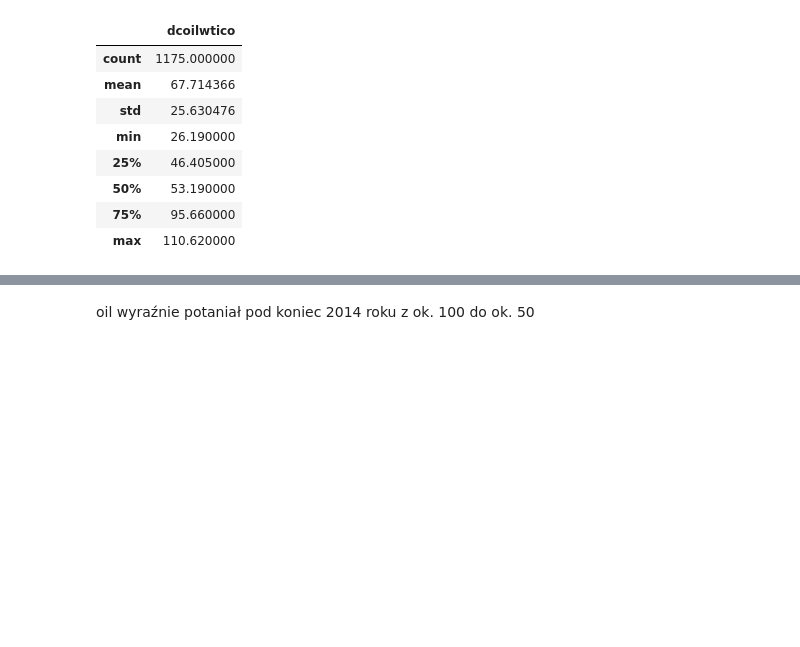
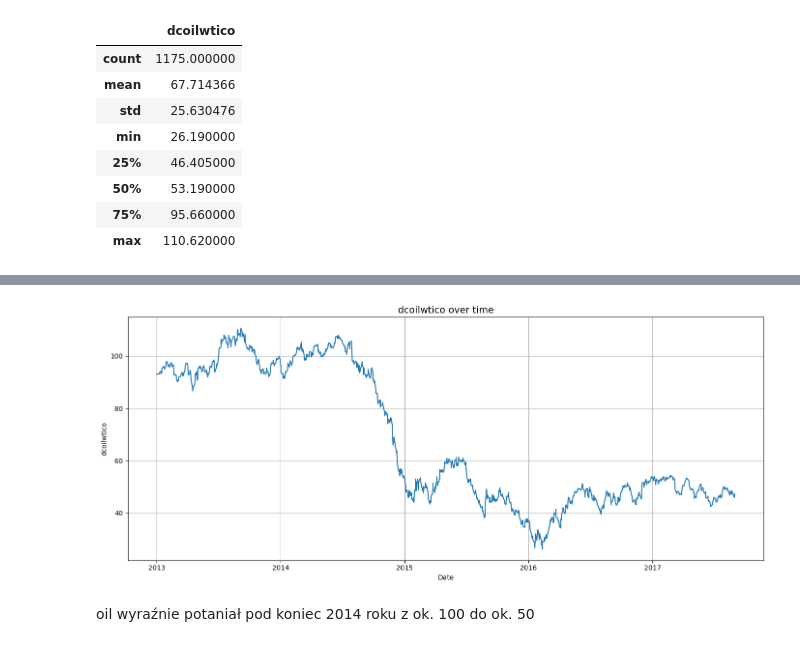
Before and after one commit to GregW04/Demand-Forecast, a Jupyter notebook: DF_wakacyjne_wyzwanie/EDA/EDA_Greggy.ipynb, the cells around one changed output, grey strips where cells are left out. Cells and saved outputs as stored; diff of their text form; code cells hidden in the pictures; blank space fills up the shorter version.

```diff
--- a/DF_wakacyjne_wyzwanie/EDA/EDA_Greggy.ipynb
+++ b/DF_wakacyjne_wyzwanie/EDA/EDA_Greggy.ipynb
@@ -910,0 +1018,4 @@ plot_time_series(oil, 'date', 'dcoilwtico')
+# %%
+
+oil['date'] = pd.to_datetime(oil['date'])
+oil.dtypes
@@ -910,0 +1026,2 @@ plot_time_series(oil, 'date', 'dcoilwtico')
+# %%
+oil['dcoilwtico'] = oil['dcoilwtico'].interpolate(method='linear')
@@ -910,0 +1039,2 @@ plot_time_series(oil, 'date', 'dcoilwtico')
+# %%
+oil['dcoilwtico'] = oil['dcoilwtico'].fillna(method='bfill')
@@ -911,3 +1051,7 @@ plot_time_series(oil, 'date', 'dcoilwtico')
+# %%
+plot_time_series(oil, 'date', 'dcoilwtico', step=1)
+# %% [output]
+[figure, added]
 # %% [markdown]
 oil wyraźnie potaniał pod koniec 2014 roku z ok. 100 do ok. 50
 # %% [markdown]
```
Also changed, not shown: parts of 64 cells of this notebook.
